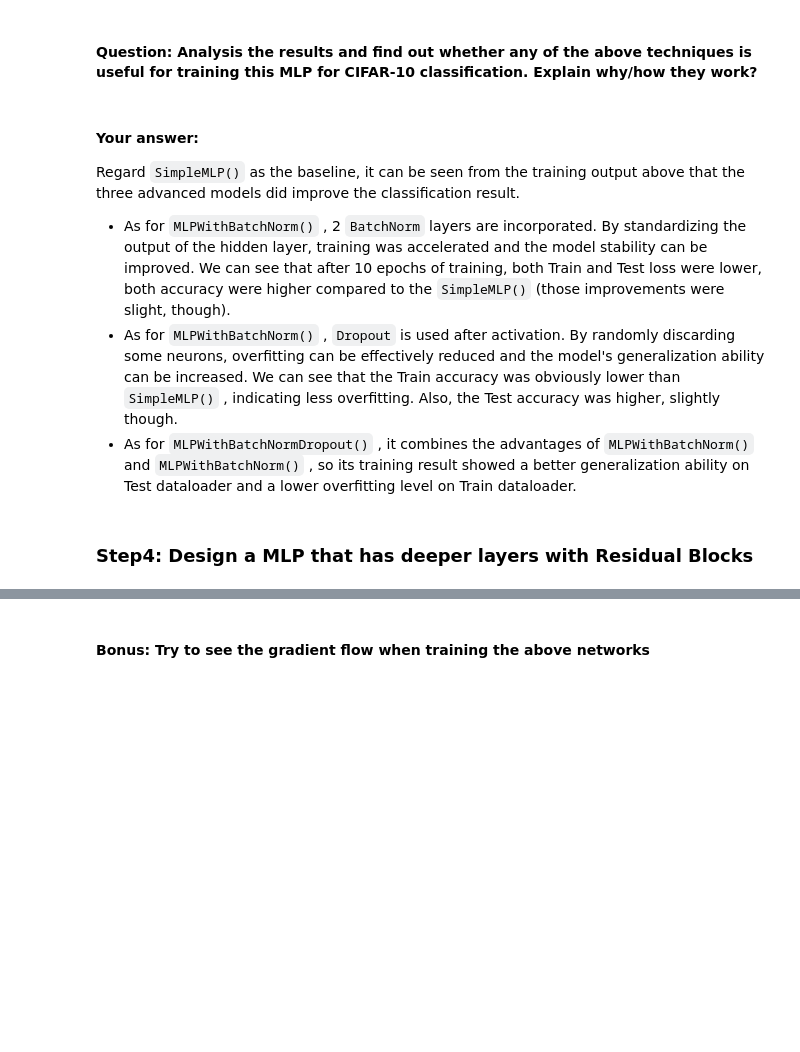
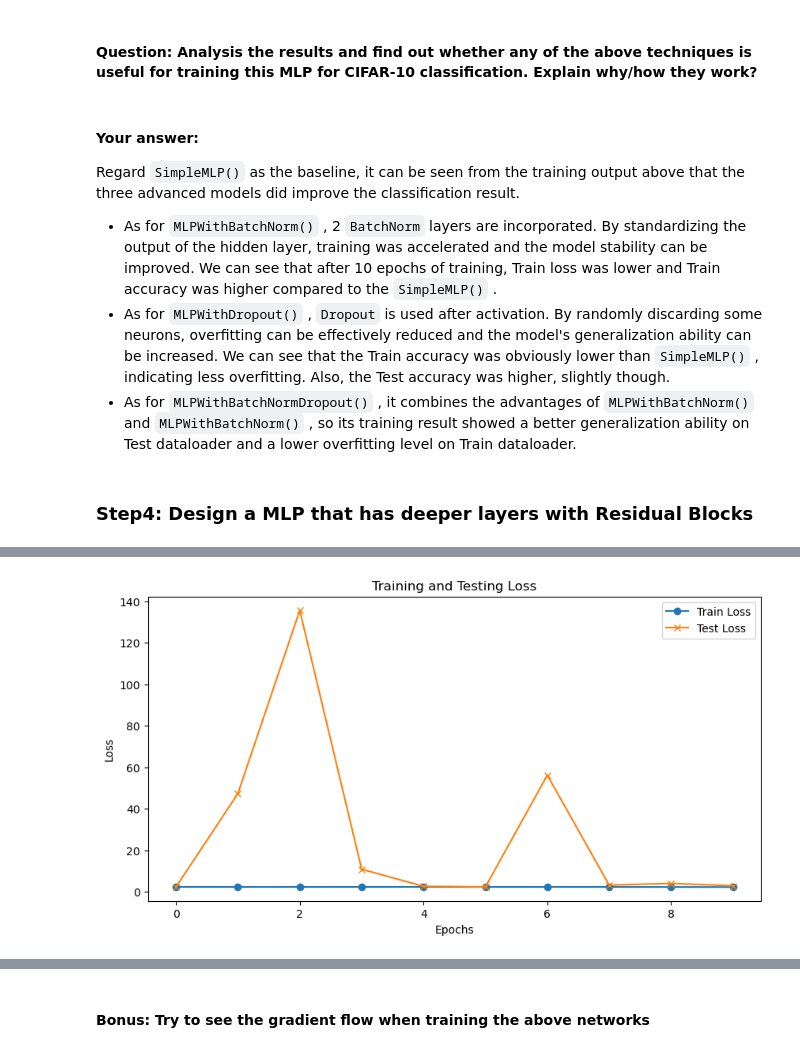
Before and after one commit to Charles-T-T/Multimedia-Technology, a Jupyter notebook: labs/lab3/src/assignment3_hw_batchnorm_dropout_residual.ipynb, the cells around one changed output, grey strips where cells are left out. Drawn from its saved outputs; the diff is of its cells as text; code cells hidden in the pictures; blank space fills up the shorter version.

```diff
--- a/labs/lab3/src/assignment3_hw_batchnorm_dropout_residual.ipynb
+++ b/labs/lab3/src/assignment3_hw_batchnorm_dropout_residual.ipynb
@@ -240,12 +240,18 @@ num_epochs = 10
 # Train SimpleMLP
 # your code here
 def train_with_test(model, trainloader, testloader, num_epochs):
+    train_loss_history = []
+    test_loss_history = []
     for epoch in range(num_epochs):
         train_loss, train_acc = train(model, trainloader)
         test_loss, test_acc = test(model, testloader)
+        train_loss_history.append(train_loss)
+        test_loss_history.append(test_loss)
         print(f'Epoch {epoch + 1}, Train Loss: {train_loss:.4f}, Train Acc: {train_acc:.2f}%,',
             f'Test Loss: {test_loss:.4f}, Test Acc: {test_acc}%')
 
+    return train_loss_history, test_loss_history
+
 model_simple = SimpleMLP().to(device)
-train_with_test(model_simple, trainloader, testloader, num_epochs)
+train_loss, test_loss = train_with_test(model_simple, trainloader, testloader, num_epochs)
 # %% [output]
@@ -262,5 +268,5 @@ Epoch 10, Train Loss: 0.6499, Train Acc: 77.74%, Test Loss: 1.7774, Test Acc: 48
 # %%
 # Train MLPWithBatchNorm
 model_with_BN = MLPWithBatchNorm().to(device)
-train_with_test(model_with_BN, trainloader, testloader, num_epochs)
+train_loss, test_loss = train_with_test(model_with_BN, trainloader, testloader, num_epochs)
 # %% [output]
@@ -278,5 +284,5 @@ Epoch 10, Train Loss: 0.6284, Train Acc: 79.15%, Test Loss: 1.6411, Test Acc: 52
 # Training MLPWithDropout
 # your code here
 model_with_Dropout = MLPWithDropout().to(device)
-train_with_test(model_with_Dropout, trainloader, testloader, num_epochs)
+train_loss, test_loss = train_with_test(model_with_Dropout, trainloader, testloader, num_epochs)
 # %% [output]
@@ -294,5 +300,5 @@ Epoch 10, Train Loss: 1.4255, Train Acc: 49.70%, Test Loss: 1.4048, Test Acc: 50
 # Training MLPWithBatchNormDropout
 # your code here
 model_with_BN_Dropout = MLPWithBatchNormDropout().to(device)
-train_with_test(model_with_BN_Dropout, trainloader, testloader, num_epochs)
+train_loss, test_loss = train_with_test(model_with_BN_Dropout, trainloader, testloader, num_epochs)
 # %% [output]
@@ -313,8 +319,8 @@ Epoch 10, Train Loss: 1.2878, Train Acc: 54.06%, Test Loss: 1.2813, Test Acc: 52
 
 Regard `SimpleMLP()` as the baseline, it can be seen from the training output above that the three advanced models did   improve the classification result.
 
-- As for `MLPWithBatchNorm()` , 2 `BatchNorm` layers are incorporated. By standardizing the output of the hidden layer, training was accelerated and the model stability can be improved. We can see that after 10 epochs of training, both Train and Test loss were lower, both accuracy were higher compared to the `SimpleMLP()` (those improvements were slight, though).
-- As for `MLPWithBatchNorm()` , `Dropout` is used after activation. By randomly discarding some neurons, overfitting can be effectively reduced and the model's generalization ability can be increased. We can see that the Train accuracy was obviously lower than `SimpleMLP()` , indicating less overfitting. Also, the Test accuracy was higher, slightly though.
+- As for `MLPWithBatchNorm()` , 2 `BatchNorm` layers are incorporated. By standardizing the output of the hidden layer, training was accelerated and the model stability can be improved. We can see that after 10 epochs of training, Train loss was lower and Train accuracy was higher compared to the `SimpleMLP()` .
+- As for `MLPWithDropout()` , `Dropout` is used after activation. By randomly discarding some neurons, overfitting can be effectively reduced and the model's generalization ability can be increased. We can see that the Train accuracy was obviously lower than `SimpleMLP()` , indicating less overfitting. Also, the Test accuracy was higher, slightly though.
 - As for `MLPWithBatchNormDropout()` , it combines the advantages of `MLPWithBatchNorm()` and `MLPWithBatchNorm()` , so its training result showed a better generalization ability on Test dataloader and a lower overfitting level on Train dataloader.
 # %% [markdown]
 ### Step4: Design a MLP that has deeper layers with Residual Blocks
@@ -366,0 +416,20 @@ class DeepResidualMLP(nn.Module):
+# %%
+# Training DeepMLP
+# your code here
+model_deepMLP = DeepMLP().to(device)
+train_loss, test_loss = train_with_test(model_deepMLP, trainloader, testloader, 10)
+
+# Save the losses during training and testing and plot them using plot_loss()
+# your code here
+def plot_loss(train_loss, test_loss):
+    plt.figure(figsize=(10, 5))
+    plt.plot(train_loss, label='Train Loss', marker='o')
+    plt.plot(test_loss, label='Test Loss', marker='x')
+    plt.xlabel('Epochs')
+    plt.ylabel('Loss')
+    plt.legend()
+    plt.title('Training and Testing Loss')
+    plt.show()
+
+plot_loss(train_loss, test_loss)
+# %% [output]
@@ -367 +446,2 @@ class DeepResidualMLP(nn.Module):
+[figure, added]
 # %%
```
Also changed, not shown: parts of 10 cells of this notebook.
